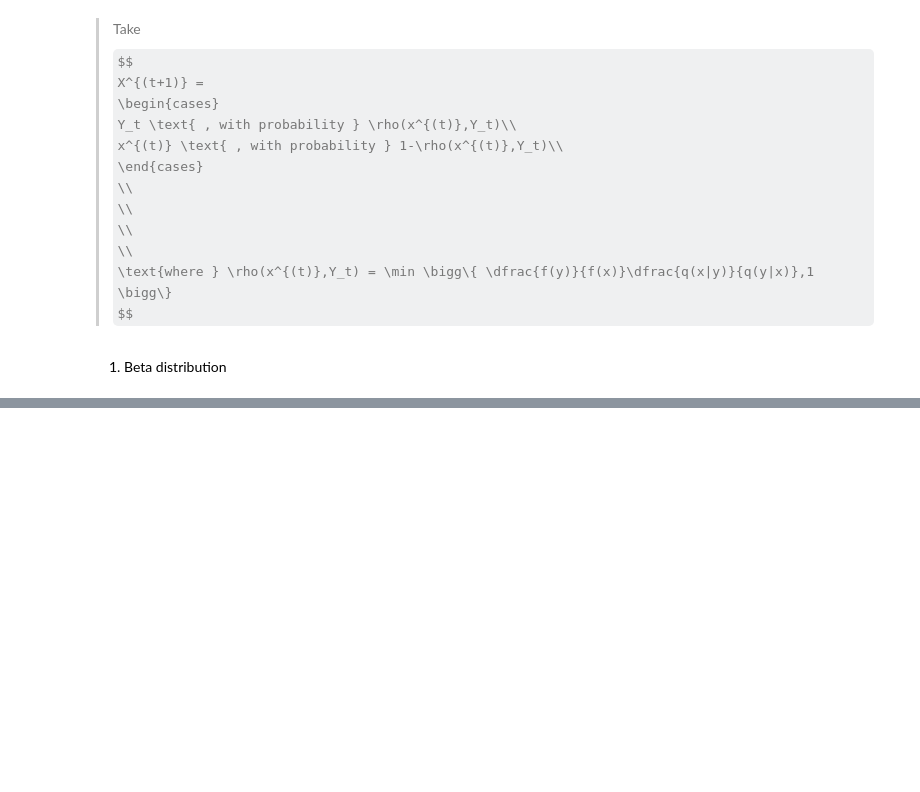
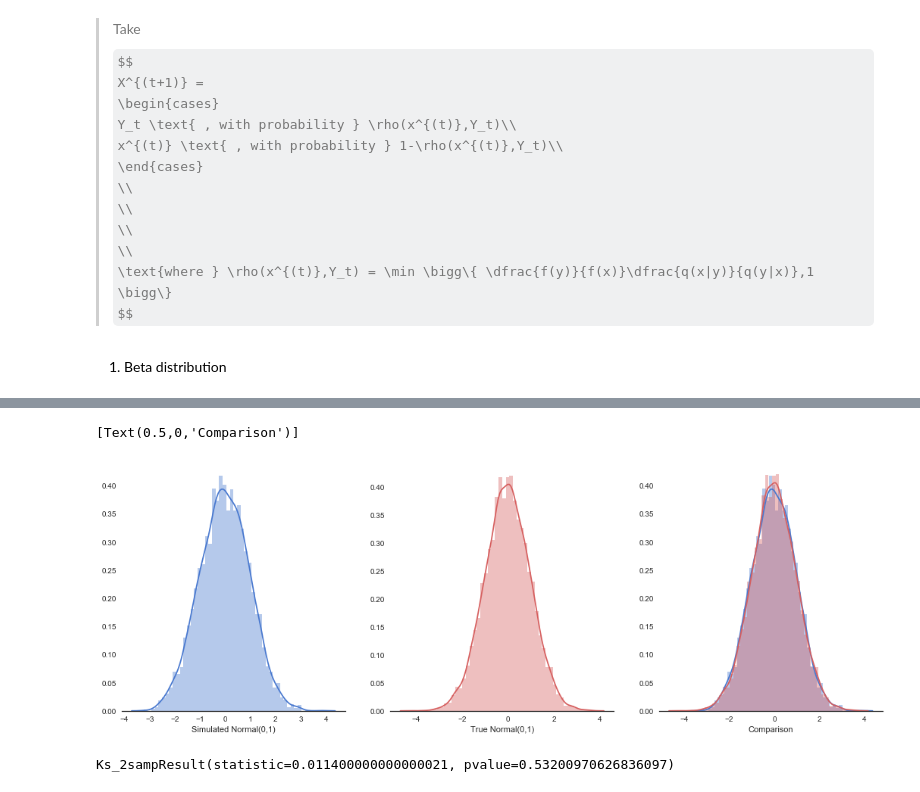
Before and after one commit to rruthberg/notebooks, a Jupyter notebook: MCMC_Metropolis-Hastings.ipynb, the cells around one changed output, grey strips where cells are left out. Saved outputs shown, nothing was run; the diff lists cells and outputs as text; code cells hidden in the pictures; some formulas as TeX source; blank space fills up the shorter version.

```diff
--- a/MCMC_Metropolis-Hastings.ipynb
+++ b/MCMC_Metropolis-Hastings.ipynb
@@ -66,0 +141,18 @@ ax.set(xlabel='Comparison')
+# %%
+sns.set(style="white", palette="muted", color_codes=True)
+f, axes = plt.subplots(1, 3, figsize=(18, 6), sharex=False)
+sns.despine(left=True)
+ax = sns.distplot(sim_X, kde=True, color="b", ax=axes[0])
+ax.set(xlabel=f'Simulated Normal({mu},{sigma})')
+ax2 = sns.distplot(true_X, kde=True, color="r", ax=axes[1])
+ax2.set(xlabel=f'True Normal({mu},{sigma})')
+ax = sns.distplot(sim_X, kde=True, color="b", ax=axes[2])
+ax2 = sns.distplot(true_X, kde=True, color="r", ax=axes[2])
+ax.set(xlabel='Comparison')
+# %% [output]
+[Text(0.5,0,'Comparison')]
+[figure, added]
+# %%
+stats.ks_2samp(sim_X['X_t'], true_X['Normal'])
+# %% [output]
+Ks_2sampResult(statistic=0.011400000000000021, pvalue=0.53200970626836097)
```
Also changed, not shown: parts of 12 cells of this notebook.
